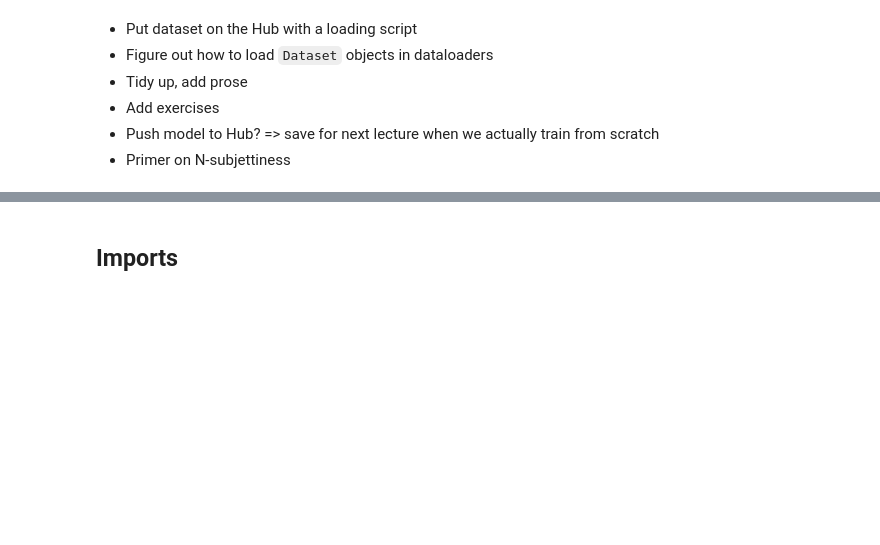
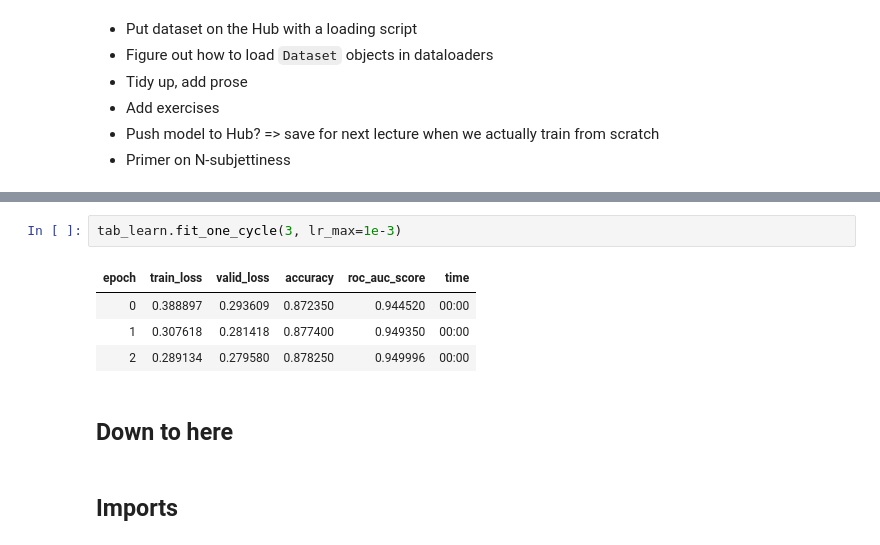
Before and after one commit to lewtun/dl4phys, a Jupyter notebook: lecture01.ipynb, the cells around one changed output, grey strips where cells are left out. Saved outputs shown, nothing was run; the diff lists cells and outputs as text; blank space fills up the shorter version.

```diff
--- a/lecture01.ipynb
+++ b/lecture01.ipynb
@@ -15,3 +294,12 @@
+# %%
+tab_learn.fit_one_cycle(3, lr_max=1e-3)
+# %% [output]
+| epoch | train_loss | valid_loss | accuracy | roc_auc_score | time |
+| 0 | 0.388897 | 0.293609 | 0.872350 | 0.944520 | 00:00 |
+| 1 | 0.307618 | 0.281418 | 0.877400 | 0.949350 | 00:00 |
+| 2 | 0.289134 | 0.279580 | 0.878250 | 0.949996 | 00:00 |
+# %% [markdown]
+## Down to here
 # %% [markdown]
 ## Imports
 # %%
```
Also changed, not shown: parts of 67 cells of this notebook, 1 other file.
